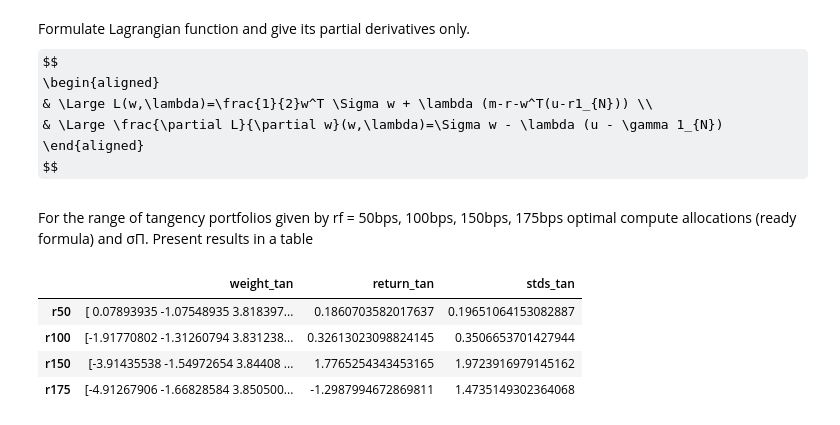
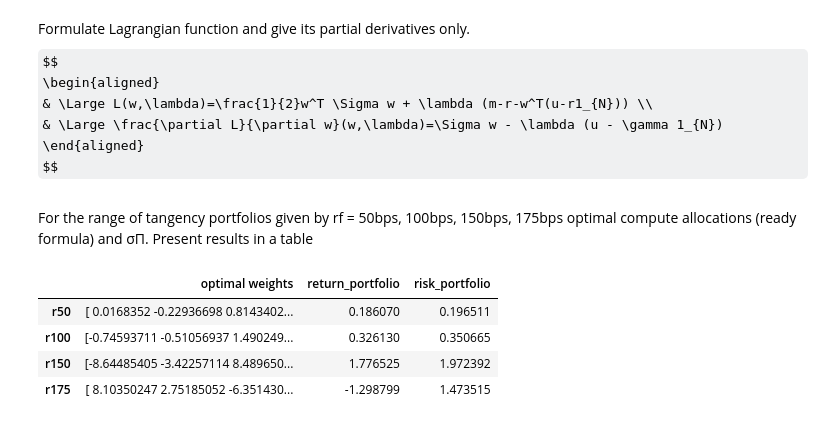
Before and after one commit to 15151874182/CQF, a Jupyter notebook: Exam1/Exam1.ipynb, the cells around one changed output. Drawn from its saved outputs; the diff is of its cells as text; code cells hidden in the pictures; some formulas as TeX source.

```diff
--- a/Exam1/Exam1.ipynb
+++ b/Exam1/Exam1.ipynb
@@ -208,11 +210,24 @@ $$
 # %% [markdown]
 For the range of tangency portfolios given by rf = 50bps, 100bps, 150bps, 175bps optimal compute
 allocations (ready formula) and σΠ. Present results in a table
-# %%
-df
-# %% [output]
-|  | weight_tan | return_tan | stds_tan |
-| r50 | [ 0.07893935 -1.07548935 3.818397... | 0.1860703582017637 | 0.19651064153082887 |
-| r100 | [-1.91770802 -1.31260794 3.831238... | 0.32613023098824145 | 0.3506653701427944 |
-| r150 | [-3.91435538 -1.54972654 3.84408 ... | 1.7765254343453165 | 1.9723916979145162 |
-| r175 | [-4.91267906 -1.66828584 3.850500... | -1.2987994672869811 | 1.4735149302364068 |
+# %%
+df=pd.DataFrame()
+df.index=['r50','r100','r150','r175']
+w_t_list=[]
+u_t_list=[]
+std_t_list=[]
+for r in [0.005,0.01,0.015,0.0175]:
+    w_t, wt_std_port, wt_u_port = portfolio.get_tangency_portfolio(r=r)
+    w_t_list.append(str(w_t))
+    u_t_list.append(wt_u_port)
+    std_t_list.append(wt_std_port)
+df['optimal weights']=w_t_list
+df['return_portfolio']=u_t_list
+df['risk_portfolio']=std_t_list
+df
+# %% [output]
+|  | optimal weights | return_portfolio | risk_portfolio |
+| r50 | [ 0.0168352 -0.22936698 0.8143402... | 0.186070 | 0.196511 |
+| r100 | [-0.74593711 -0.51056937 1.490249... | 0.326130 | 0.350665 |
+| r150 | [-8.64485405 -3.42257114 8.489650... | 1.776525 | 1.972392 |
+| r175 | [ 8.10350247 2.75185052 -6.351430... | -1.298799 | 1.473515 |
```
Also changed, not shown: parts of 8 cells of this notebook, 1 other file.
